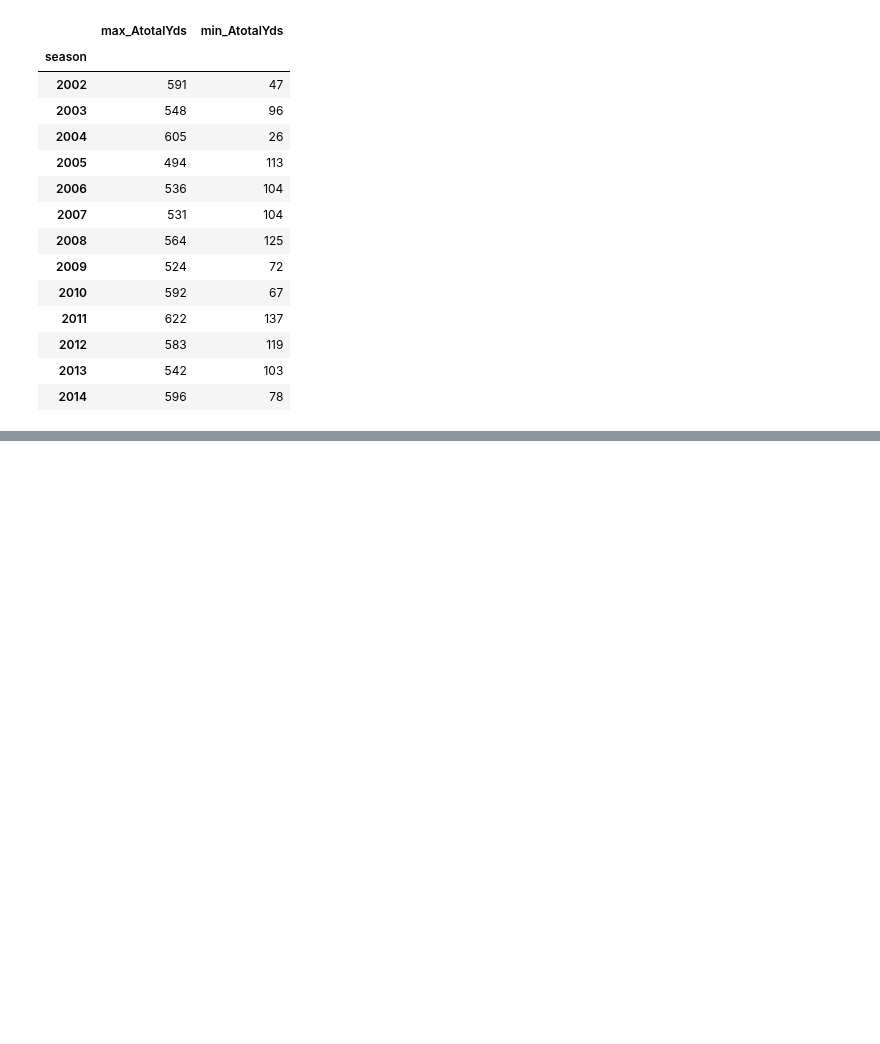
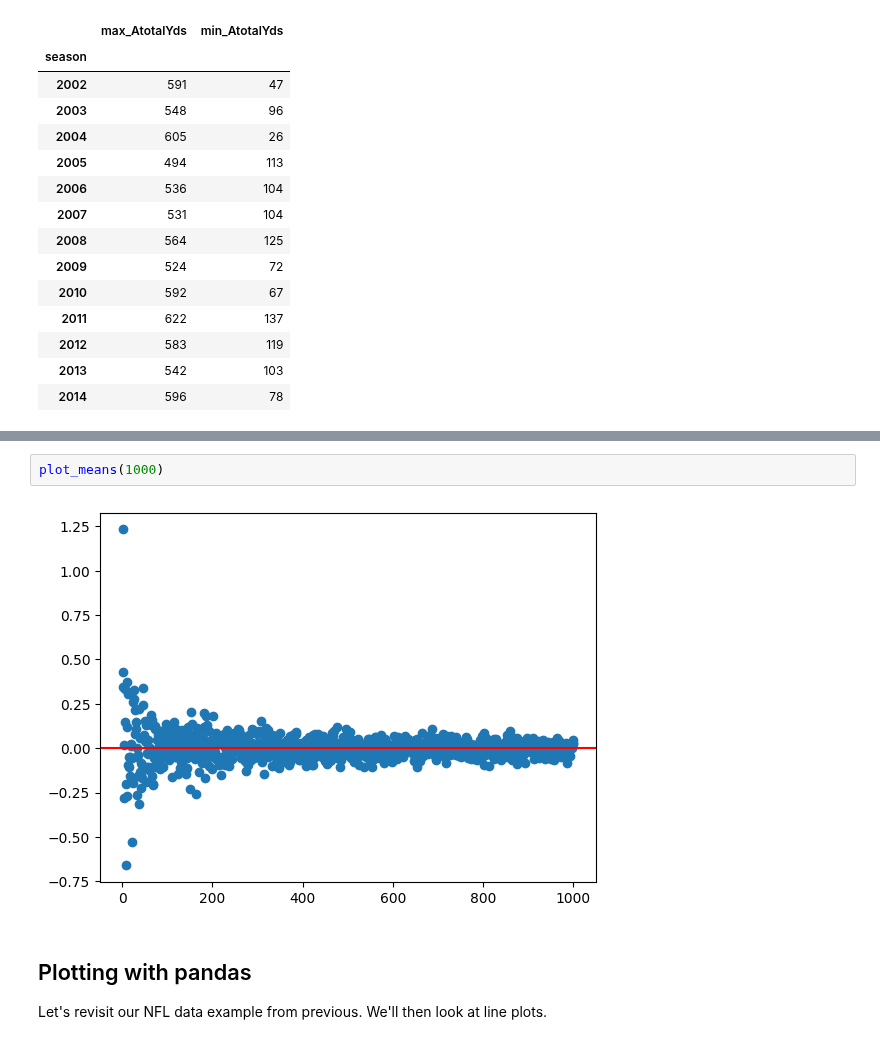
Before and after one commit to jbpost2/ST-554-Big-Data-With-Python-Course-Notes, a Jupyter notebook: Learning_Python.ipynb, the cells around one changed output, grey strips where cells are left out. Cells and saved outputs as stored; diff of their text form; blank space fills up the shorter version.

```diff
--- a/Learning_Python.ipynb
+++ b/Learning_Python.ipynb
@@ -1259,0 +1407,8 @@ scores \
+# %%
+plot_means(1000)
+# %% [output]
+[figure, added]
+# %% [markdown]
+## Plotting with pandas
+
+Let's revisit our NFL data example from previous. We'll then look at line plots.
```
Also changed, not shown: parts of 36 cells of this notebook.
